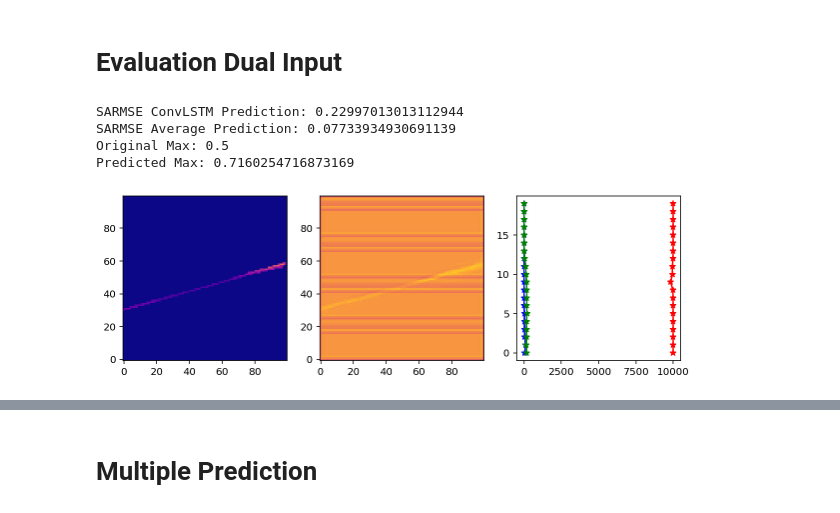
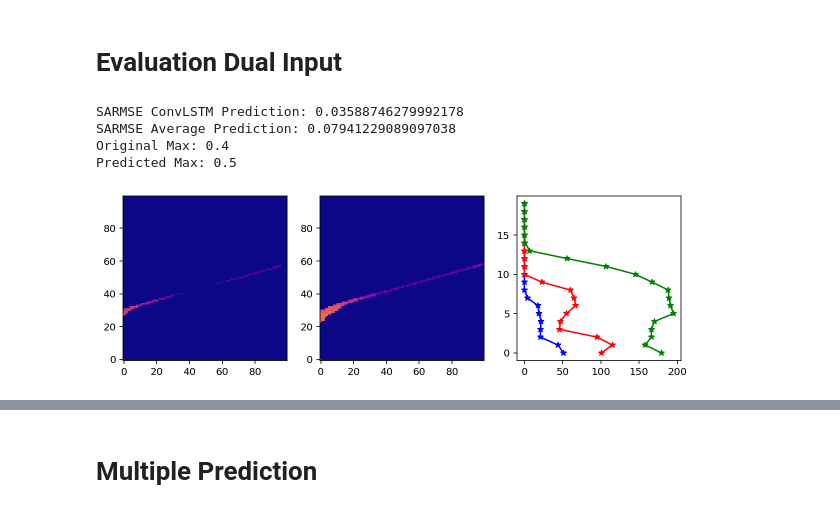
Before and after one commit to naguzmans/opportunistic-utm, a Jupyter notebook: conv_lstm_3d.ipynb, the cells around one changed output, grey strips where cells are left out. Saved outputs shown, nothing was run; the diff lists cells and outputs as text; code cells hidden in the pictures.

```diff
--- a/conv_lstm_3d.ipynb
+++ b/conv_lstm_3d.ipynb
@@ -191,0 +194,10 @@ SARMSE: 0.0783192491603079
+# %%
+flights_envelope = np.where(flatten_average > 0, 1, 0)
+stack = []
+for i in range(0,20):
+  stack.append(flights_envelope)
+
+flights_envelope = np.array(stack)
+flights_envelope = np.moveaxis(flights_envelope, 0, -1)
+plt.imshow(flatten_array(flights_envelope), origin='lower', cmap='plasma')
+flights_envelope.shape
@@ -191,0 +231,5 @@ SARMSE: 0.0783192491603079
+# %%
+# Load day array
+import numpy as np
+day_array = np.load(f'{folder_path}day_array_masked.npy')
+day_array.shape
@@ -331,8 +377,14 @@ import imageio
 #   return np.sum(layer_rmse)/original.shape[-1] # divided by # of channels
 
 def custom_sarmse(y_true, y_pred):
-	y_pred_masked = tf.math.multiply(y_pred, flights_average)
-	# y_true_masked = tf.math.multiply(y_true, flights_average)
-	squared_resids = tf.square(y_true - y_pred_masked)
-	loss = tf.reduce_mean(squared_resids)
-	return loss
+	print(f'True shape: {y_true.shape}')
+	print(f'Pred shape: {y_pred.shape}')
+	accum = 0
+	for i in range(0, y_true.shape[0]):
+		for j in range(0, y_true.shape[1]):
+			a = tf.square(y_true[i,j] - y_pred[i,j] + 1e-10)
+			b = tf.reduce_sum(a, [0,1])/10000
+			c = tf.sqrt(b)
+			d = tf.reduce_sum(c)/20
+			accum += d
+	return accum
@@ -673,12 +717,12 @@ history = model.fit(
 # Training Dual Input
 # %%
 # Define some callbacks to improve training.
-early_stopping = keras.callbacks.EarlyStopping(monitor="val_loss", patience=10)
+early_stopping = keras.callbacks.EarlyStopping(monitor="val_loss", patience=5)
 reduce_lr = keras.callbacks.ReduceLROnPlateau(monitor="val_loss", patience=5)
 
 # Define modifiable training hyperparameters.
-epochs = 30
-batch_size = 5
+epochs = 20
+batch_size = 1
 
 # Fit the model to the training data.
 history = model.fit(
@@ -747,7 +791,7 @@ print(f'SARMSE Average Prediction: {SARMSE(original_frames[0], flights_average)}
 import matplotlib.gridspec as gridspec
 
 # Select a random example from the validation dataset.
-day = 1
+day = 5
 example = x_test[day]
 mexample = x_mtest[day]
 
@@ -758,7 +802,7 @@ original_frames = example[10:, ...]
 new_prediction = model.predict([np.expand_dims(frames, axis=0), np.expand_dims(mframes, axis=0)])
 new_prediction = np.squeeze(new_prediction, axis=0)
 predicted_frame = np.expand_dims(new_prediction[-1, ...], axis=0)
-# predicted_frame = np.where(predicted_frame >= 0.01, 1, 0)
+predicted_frame = np.where(predicted_frame > 0, 1, 0)
 
 fig = plt.figure(figsize=(10, 10))
 
@@ -767,35 +811,35 @@ ax1.imshow(flatten_array(original_frames[0]), origin='lower', cmap = plt.get_cma
 
 ax2 = fig.add_subplot(132)
 ax2.imshow(flatten_array(predicted_frame[0]), origin='lower', cmap = plt.get_cmap('plasma'), vmin=0, vmax=max_plot_value)
 
 original_level_count = []
 for i in range(0, 20):
   original_level_count.append(np.count_nonzero(original_frames[0][:,:,i]))
 
 predicted_level_count = []
 for i in range(0, 20):
   predicted_level_count.append(np.count_nonzero(predicted_frame[0][:,:,i]))
 
 average_level_count = []
 for i in range(0, 20):
   average_level_count.append(np.count_nonzero(flights_average[:,:,i]))
 
 ax3 = fig.add_subplot(133)
 ax3.plot(original_level_count, np.linspace(0, 19, 20), 'b*-')
 ax3.plot(predicted_level_count, np.linspace(0, 19, 20), 'r*-')
 ax3.plot(average_level_count, np.linspace(0, 19, 20), 'g*-')
 
 asp = np.diff(ax3.get_xlim())[0] / np.diff(ax3.get_ylim())[0]
 ax3.set_aspect(asp)
 
 # print(f'SARMSE Null Prediction: {SARMSE(original_frames[0], np.zeros((100,100,20)))}')
 print(f'SARMSE ConvLSTM Prediction: {SARMSE(original_frames[0], predicted_frame[0])}')
 print(f'SARMSE Average Prediction: {SARMSE(original_frames[0], flights_average)}')
 print(f'Original Max: {np.max(flatten_array(original_frames[0]))}')
 print(f'Predicted Max: {np.max(flatten_array(predicted_frame[0]))}')
 # %% [output]
-SARMSE ConvLSTM Prediction: 0.22997013013112944
-SARMSE Average Prediction: 0.07733934930691139
-Original Max: 0.5
-Predicted Max: 0.7160254716873169
+SARMSE ConvLSTM Prediction: 0.03588746279992178
+SARMSE Average Prediction: 0.07941229089097038
+Original Max: 0.4
+Predicted Max: 0.5
-[figure, old version]
+[figure, new version]
```
Also changed, not shown: parts of 16 cells of this notebook.
